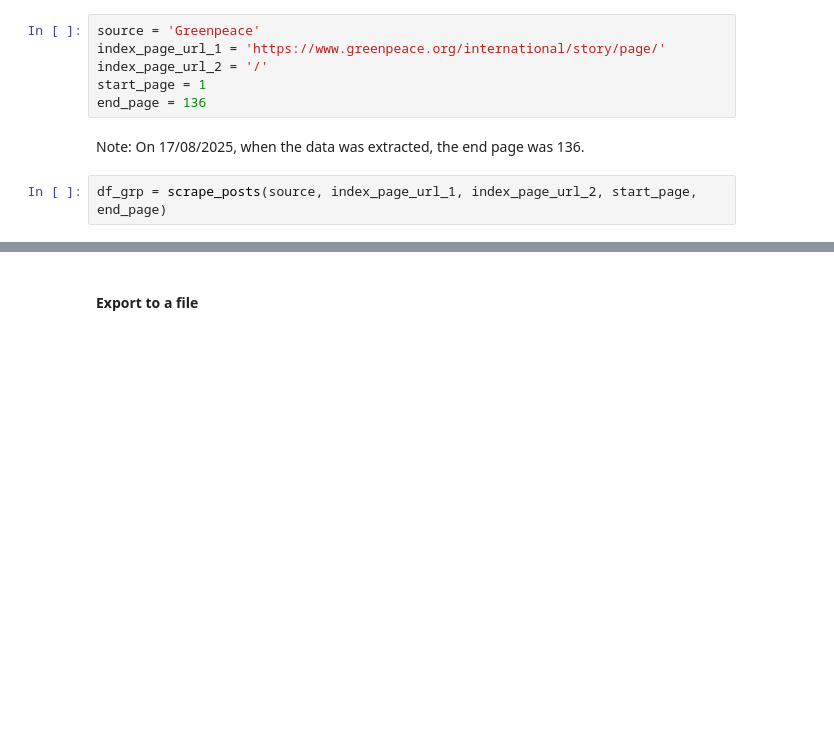
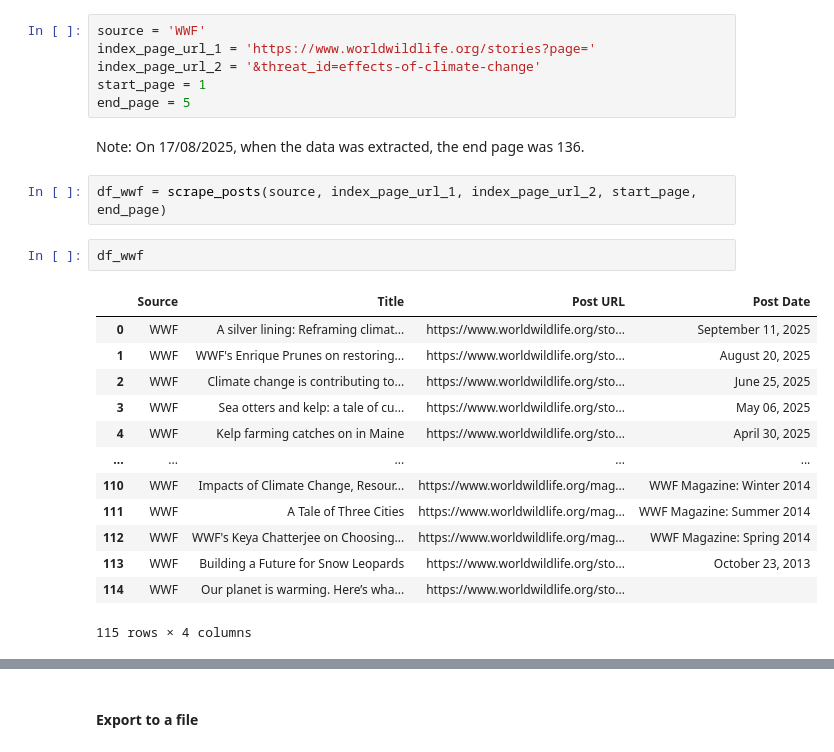
Before and after one commit to laelgelc/cl_st2_arianne, a Jupyter notebook: CL_St2_Ph1_Arianne.ipynb, the cells around one changed output, grey strips where cells are left out. Saved outputs shown, nothing was run; the diff lists cells and outputs as text; blank space fills up the shorter version.

```diff
--- a/CL_St2_Ph1_Arianne.ipynb
+++ b/CL_St2_Ph1_Arianne.ipynb
@@ -777,12 +743,28 @@ def scrape_posts(source, index_page_url_1, index_page_url_2, start_page, end_pag
 
     return pd.DataFrame(data)
 # %%
-source = 'Greenpeace'
-index_page_url_1 = 'https://www.greenpeace.org/international/story/page/'
-index_page_url_2 = '/'
+source = 'WWF'
+index_page_url_1 = 'https://www.worldwildlife.org/stories?page='
+index_page_url_2 = '&threat_id=effects-of-climate-change'
 start_page = 1
-end_page = 136
+end_page = 5
 # %% [markdown]
 Note: On 17/08/2025, when the data was extracted, the end page was 136.
 # %%
-df_grp = scrape_posts(source, index_page_url_1, index_page_url_2, start_page, end_page)
+df_wwf = scrape_posts(source, index_page_url_1, index_page_url_2, start_page, end_page)
+# %%
+df_wwf
+# %% [output]
+|  | Source | Title | Post URL | Post Date |
+| 0 | WWF | A silver lining: Reframing climat... | https://www.worldwildlife.org/sto... | September 11, 2025 |
+| 1 | WWF | WWF's Enrique Prunes on restoring... | https://www.worldwildlife.org/sto... | August 20, 2025 |
+| 2 | WWF | Climate change is contributing to... | https://www.worldwildlife.org/sto... | June 25, 2025 |
+| 3 | WWF | Sea otters and kelp: a tale of cu... | https://www.worldwildlife.org/sto... | May 06, 2025 |
+| 4 | WWF | Kelp farming catches on in Maine | https://www.worldwildlife.org/sto... | April 30, 2025 |
+| ... | ... | ... | ... | ... |
+| 110 | WWF | Impacts of Climate Change, Resour... | https://www.worldwildlife.org/mag... | WWF Magazine: Winter 2014 |
+| 111 | WWF | A Tale of Three Cities | https://www.worldwildlife.org/mag... | WWF Magazine: Summer 2014 |
+| 112 | WWF | WWF's Keya Chatterjee on Choosing... | https://www.worldwildlife.org/mag... | WWF Magazine: Spring 2014 |
+| 113 | WWF | Building a Future for Snow Leopards | https://www.worldwildlife.org/sto... | October 23, 2013 |
+| 114 | WWF | Our planet is warming. Here’s wha... | https://www.worldwildlife.org/sto... |  |
+115 rows × 4 columns
```
Also changed, not shown: parts of 11 cells of this notebook, 6 other files.
